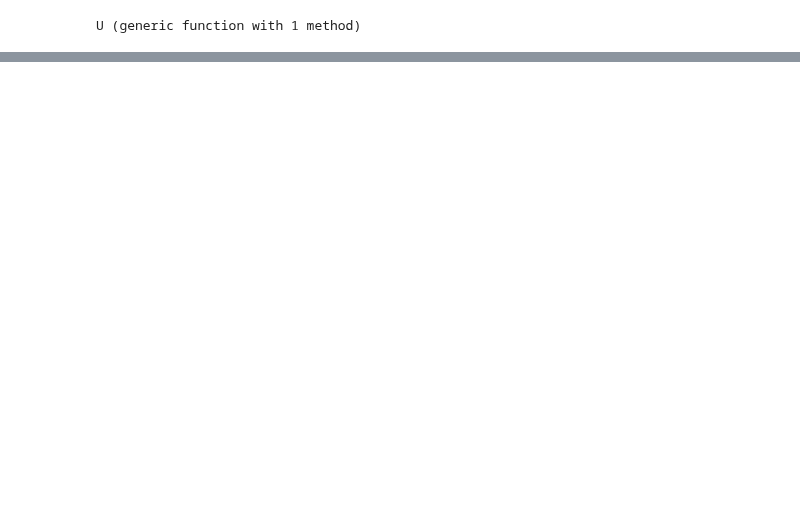
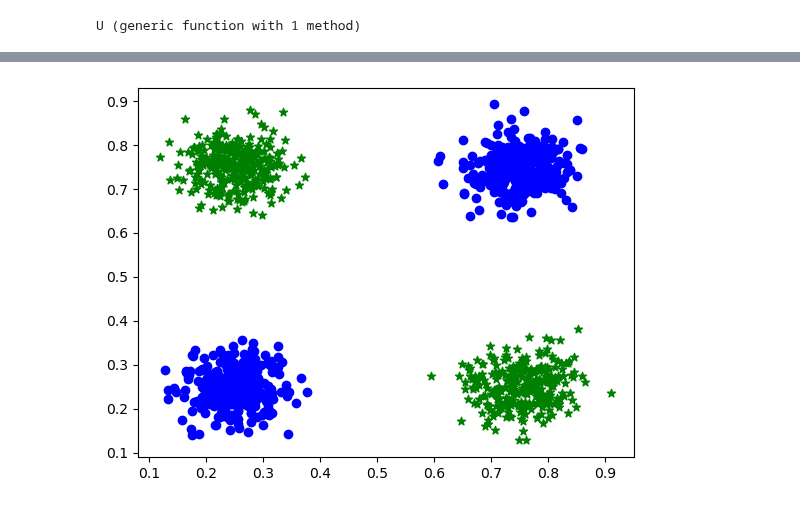
Before and after one commit to jberezow/RJMCMC, a Jupyter notebook: Thesis-HMC.ipynb, the cells around one changed output, grey strips where cells are left out. Drawn from its saved outputs; the diff is of its cells as text; code cells hidden in the pictures; blank space fills up the shorter version.

```diff
--- a/Thesis-HMC.ipynb
+++ b/Thesis-HMC.ipynb
@@ -68,0 +66,7 @@ end
+# %%
+#Look at those hyperparameters fly
+n = 500
+N = 1200
+σₐ = 0.002
+k_range = 12
+k_list = [i for i in 1:k_range];
@@ -68,0 +123,36 @@ end
+# %%
+#Simulated Data
+function real_data(N::Int, modes::Int, σ::Float64)
+    μ₁ = [0.25, 0.25]
+    μ₂ = [0.25, 0.75]
+    μ₃ = [0.75, 0.75]
+    μ₄ = [0.75, 0.25]
+    #μ₅ = [1.25, 1.25]
+    #μ₆ = [1.25, 1.75]
+    #μ₇ = [1.75, 1.75]
+    #μ₈ = [1.75, 1.25]
+    μ = [μ₁, μ₂, μ₃, μ₄]
+    Σ = [[σ, 0] [0, σ]]
+
+    all_samples = zeros(Float64, (N*modes, 2))
+    classes = zeros(Int, (N*modes))
+
+    for i = 1:modes
+        dist = MvNormal(μ[i], Σ)
+        sample = rand(dist, N)::Matrix
+        #scatter(sample[1,:],sample[2,:])
+        all_samples[(i-1)*N+1:i*N,:] = transpose(sample)
+        classes[(i-1)*N+1:i*N] = fill(i, N)
+        classes = float(classes)
+    end
+    return all_samples, classes
+end
+
+data_raw, classes = real_data(Int(N/4), 4, σₐ);
+classes = [(i+1) % 2 + 1 for i in classes]
+
+plot_data(data_raw,classes)
+data = transpose(data_raw)
+size(data);
+# %% [output]
+[figure, added]
```
Also changed, not shown: parts of 11 cells of this notebook, 2 other files.
